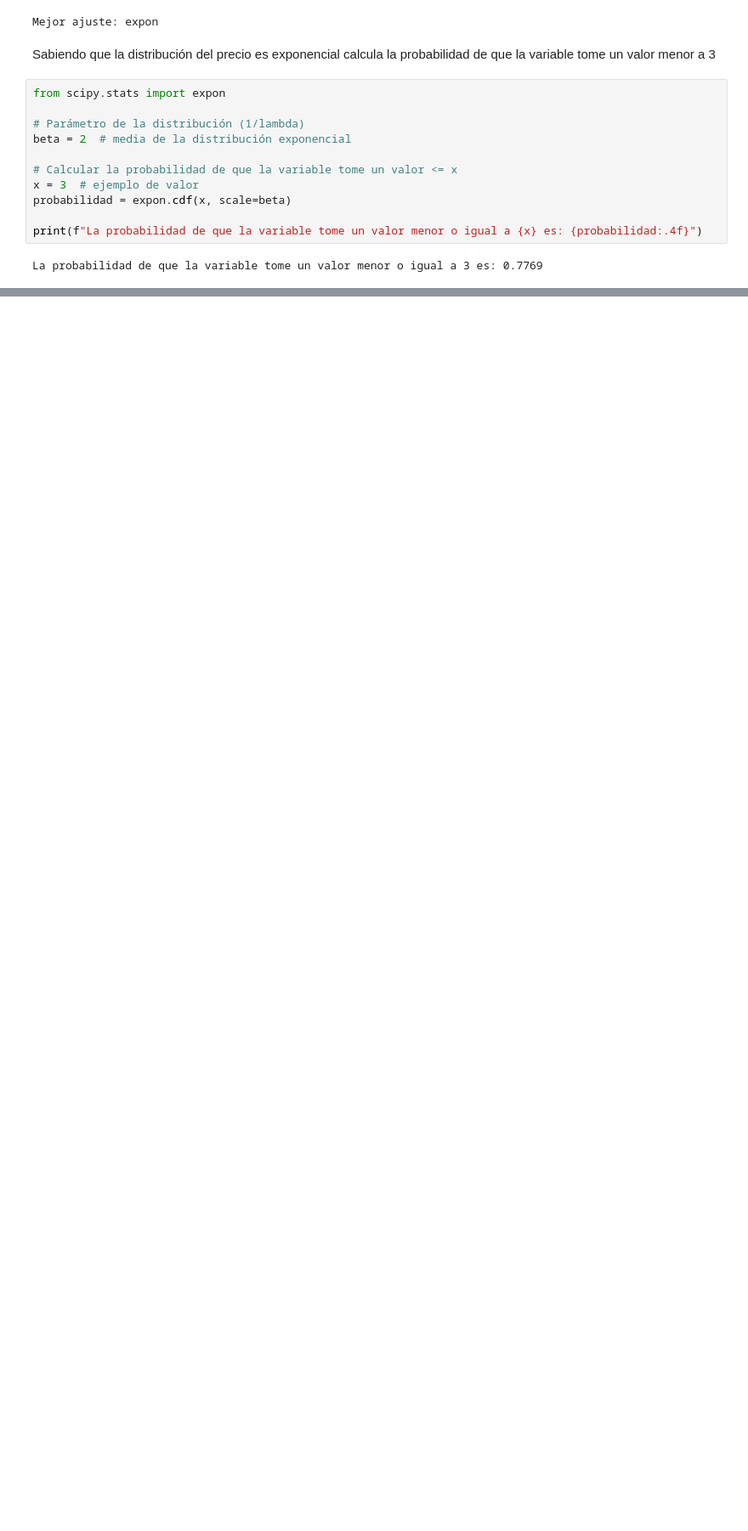
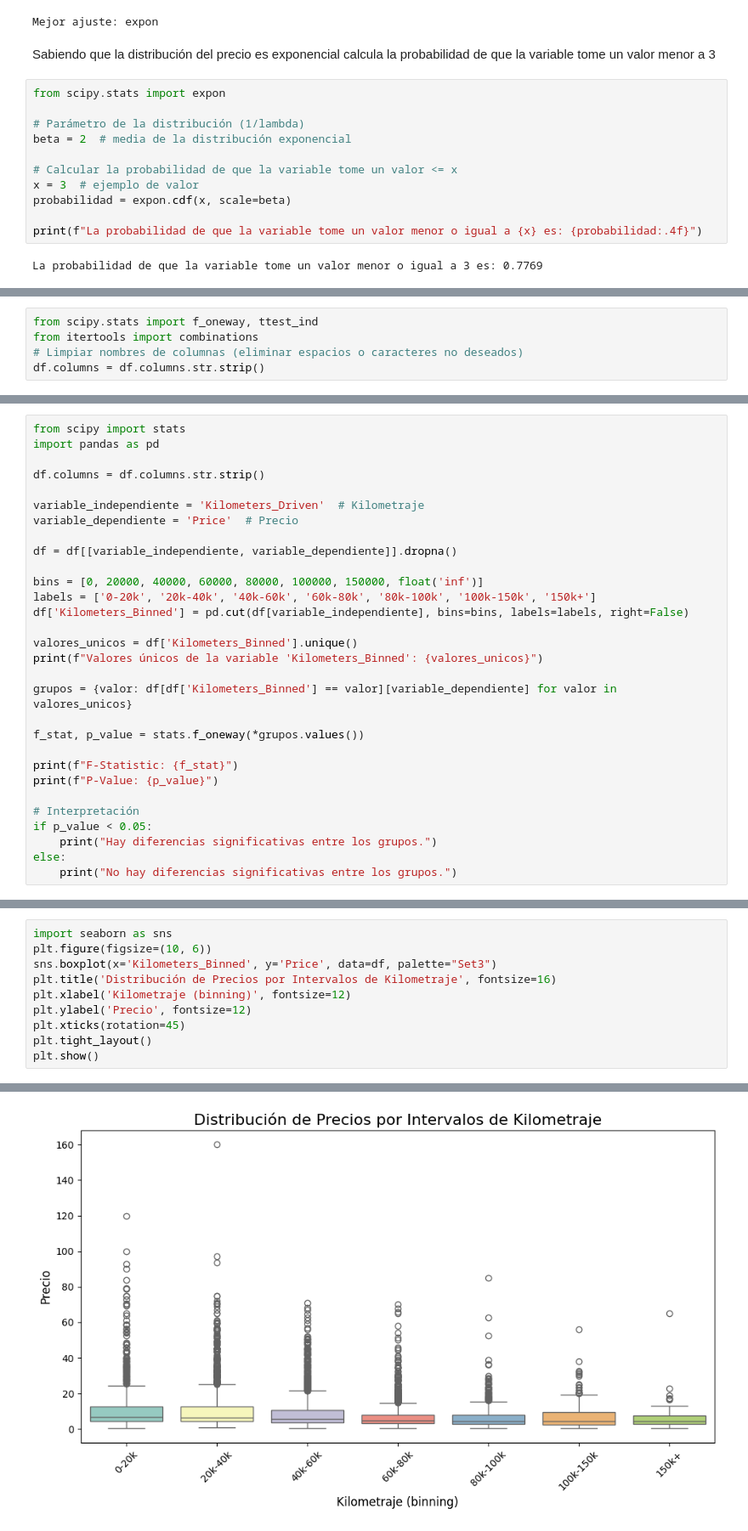
Before and after one commit to anpiboi/informe_coches_usados_india, a Jupyter notebook: informe_coches_indios.ipynb, the cells around one changed output, grey strips where cells are left out. Shown at 85% size. Cells and saved outputs as stored; diff of their text form; blank space fills up the shorter version.

```diff
--- a/informe_coches_indios.ipynb
+++ b/informe_coches_indios.ipynb
@@ -310,0 +374,5 @@ plt.show()
+# %%
+from scipy.stats import f_oneway, ttest_ind
+from itertools import combinations
+# Limpiar nombres de columnas (eliminar espacios o caracteres no deseados)
+df.columns = df.columns.str.strip()
@@ -310,0 +419,30 @@ plt.show()
+# %%
+from scipy import stats
+import pandas as pd
+
+df.columns = df.columns.str.strip()
+
+variable_independiente = 'Kilometers_Driven'  # Kilometraje
+variable_dependiente = 'Price'  # Precio
+
+df = df[[variable_independiente, variable_dependiente]].dropna()
+
+bins = [0, 20000, 40000, 60000, 80000, 100000, 150000, float('inf')]
+labels = ['0-20k', '20k-40k', '40k-60k', '60k-80k', '80k-100k', '100k-150k', '150k+']
+df['Kilometers_Binned'] = pd.cut(df[variable_independiente], bins=bins, labels=labels, right=False)
+
+valores_unicos = df['Kilometers_Binned'].unique()
+print(f"Valores únicos de la variable 'Kilometers_Binned': {valores_unicos}")
+
+grupos = {valor: df[df['Kilometers_Binned'] == valor][variable_dependiente] for valor in valores_unicos}
+
+f_stat, p_value = stats.f_oneway(*grupos.values())
+
+print(f"F-Statistic: {f_stat}")
+print(f"P-Value: {p_value}")
+
+# Interpretación
+if p_value < 0.05:
+    print("Hay diferencias significativas entre los grupos.")
+else:
+    print("No hay diferencias significativas entre los grupos.")
@@ -310,0 +455,11 @@ plt.show()
+# %%
+import seaborn as sns
+plt.figure(figsize=(10, 6))
+sns.boxplot(x='Kilometers_Binned', y='Price', data=df, palette="Set3")
+plt.title('Distribución de Precios por Intervalos de Kilometraje', fontsize=16)
+plt.xlabel('Kilometraje (binning)', fontsize=12)
+plt.ylabel('Precio', fontsize=12)
+plt.xticks(rotation=45)
+plt.tight_layout()
+plt.show()
+# %% [output]
@@ -310,0 +470 @@ plt.show()
+[figure, added]
```
Also changed, not shown: parts of 50 cells of this notebook.
